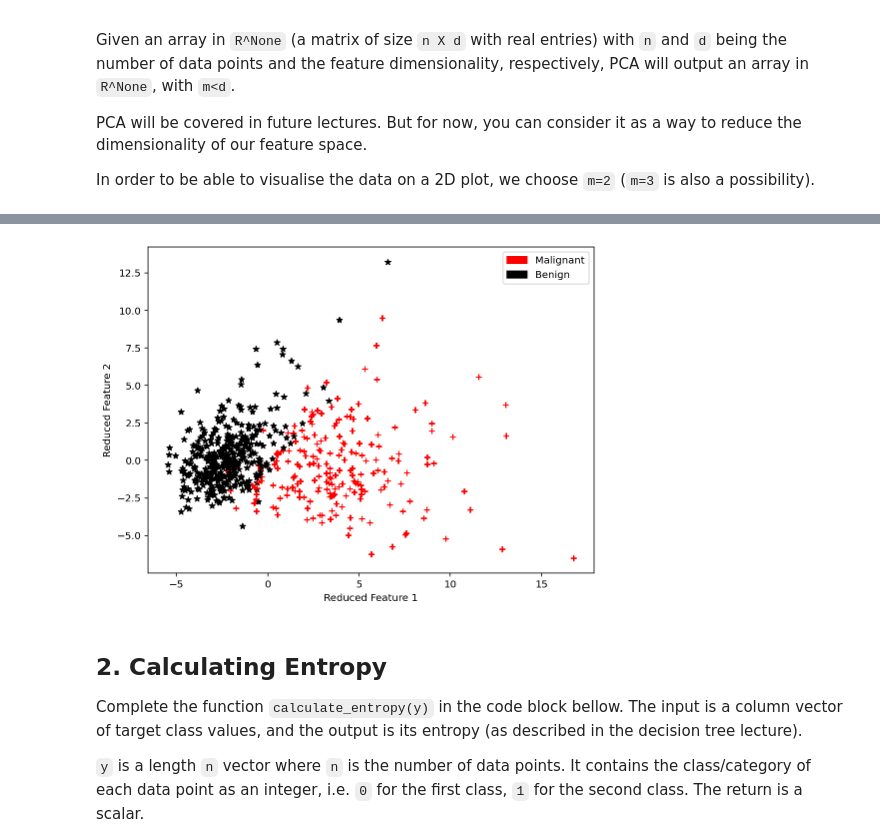
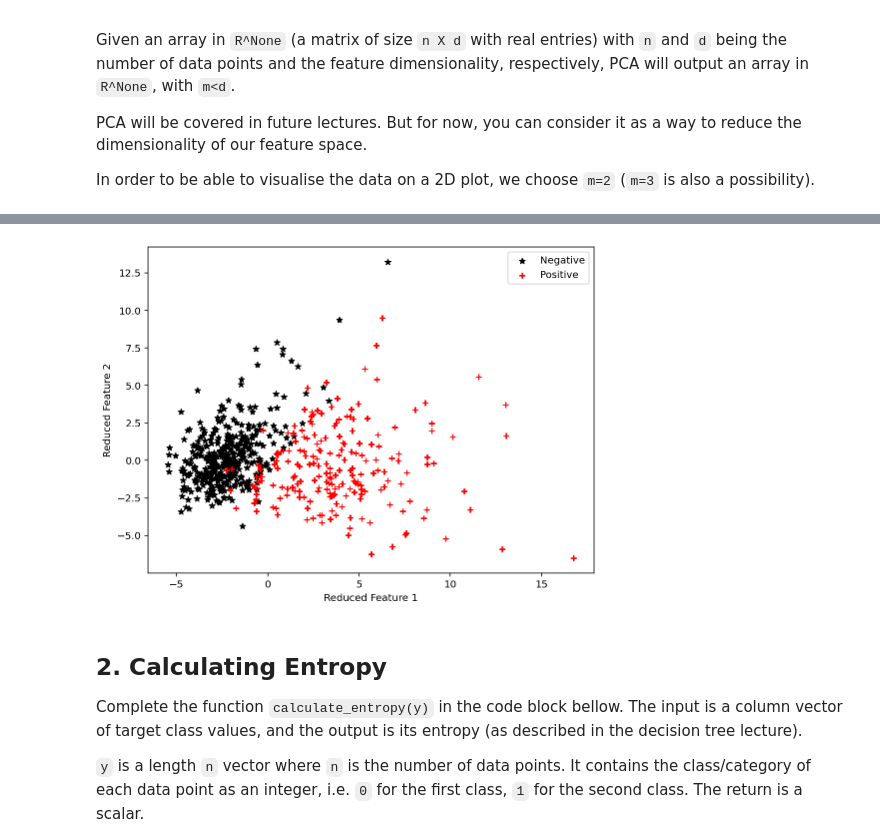
Before and after one commit to sourestdeeds/dataSciencePortfolio, a Jupyter notebook: dataScienceAlgorithms/Decision Trees - Detecting Cancer/Decision Trees - Detecting Cancer.ipynb, the cells around one changed output, grey strips where cells are left out. Cells and saved outputs as stored; diff of their text form; code cells hidden in the pictures.

```diff
--- a/dataScienceAlgorithms/Decision Trees - Detecting Cancer/Decision Trees - Detecting Cancer.ipynb
+++ b/dataScienceAlgorithms/Decision Trees - Detecting Cancer/Decision Trees - Detecting Cancer.ipynb
@@ -184,39 +184,29 @@ __(1 mark)__
 # %%
 import matplotlib.patches as mpatches
 import seaborn as sns
 %config InlineBackend.figure_format = 'retina'
 
 pca = PCA(n_components=2)
 x_scaled = preprocessing.scale(x[:,:-1]) # We remove the indexing and make sure all the features are in N(0,1)
 x_reduced = pca.fit_transform(x_scaled)
 # x_reduced = pca.fit_transform(x[:,0:-1]) # Uncomment this to see the result without scaling
 
 plt.figure(figsize=(8,6))
 
 
-for i in range(len(y)):
-    if y[i] == 0:
-        # Malignant
-        plt.scatter(x_reduced[i,0], x_reduced[i,1], color = 'r', marker='+')
+negative = plt.scatter(x_reduced[y==1,0], x_reduced[y==1,1], c='k', marker='*', label='Negative')
+positive = plt.scatter(x_reduced[y==0,0], x_reduced[y==0,1], c='r', marker='+', label='Positive')
 
-    if y[i] == 1:
-        # Benign
-        plt.scatter(x_reduced[i,0], x_reduced[i,1], color = 'k', marker='*')
+plt.xlabel('Reduced Feature 1')
+plt.ylabel('Reduced Feature 2')
+plt.legend()
+plt.show()
 
 
 
-red_patch = mpatches.Patch(color='k', label='Benign')
-blue_patch = mpatches.Patch(color='r', label='Malignant')
-plt.legend(handles=[blue_patch, red_patch])
-plt.xlabel('Reduced Feature 1')
-plt.ylabel('Reduced Feature 2')
-
-plt.show()
-
-
 # **************************************************************** 1 mark
 # %% [output]
-[figure, old version]
+[figure, new version]
 # %% [markdown]
 ## 2. Calculating Entropy
 
```
Also changed, not shown: parts of 4 cells of this notebook, 3 other files.
